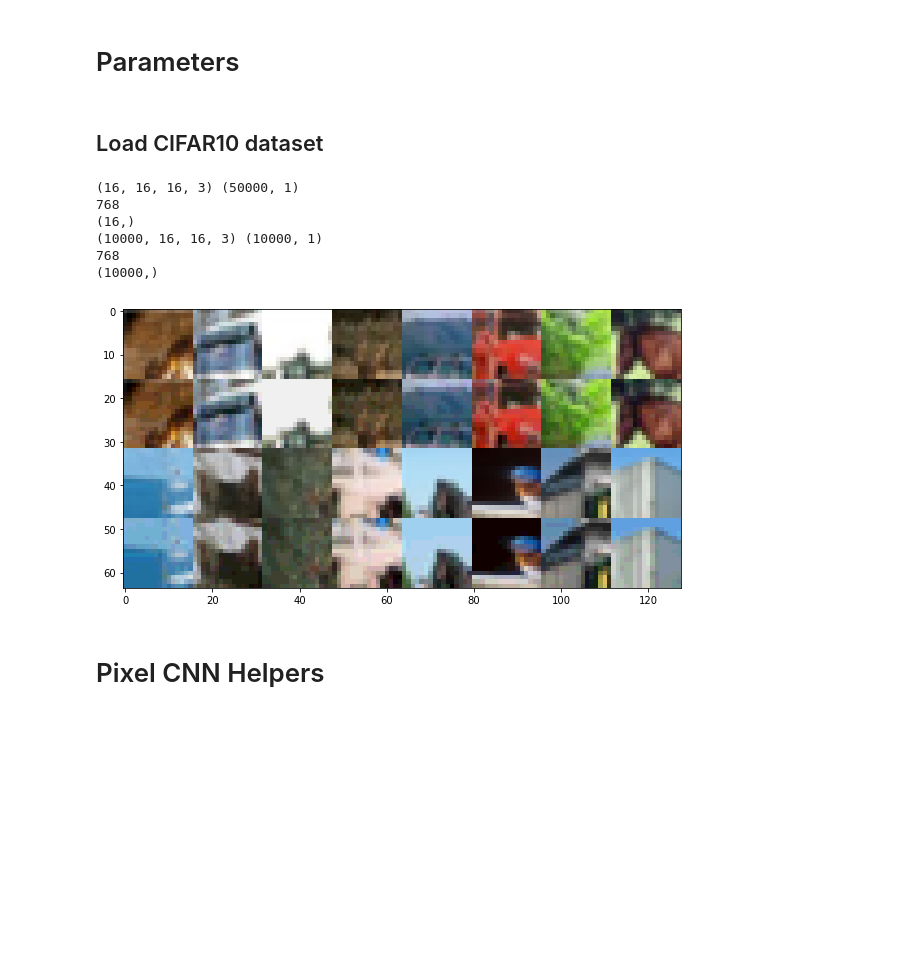
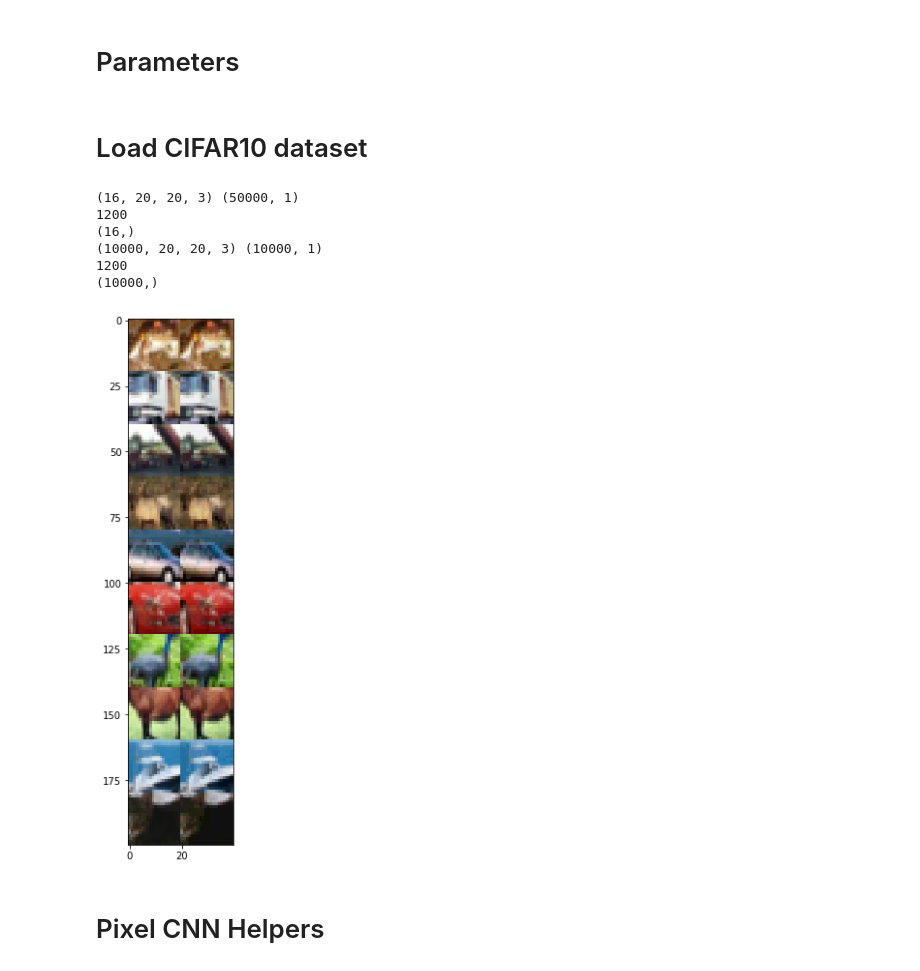
Before and after one commit to bjlkeng/sandbox, a Jupyter notebook: notebooks/pixel_cnn/pixelcnn.ipynb, the cells around one changed output. Drawn from its saved outputs; the diff is of its cells as text; code cells hidden in the pictures; blank space fills up the shorter version.

```diff
--- a/notebooks/pixel_cnn/pixelcnn.ipynb
+++ b/notebooks/pixel_cnn/pixelcnn.ipynb
@@ -37,25 +37,29 @@ Using TensorFlow backend.
 # %% [markdown]
 # Parameters
 # %%
-#img_rows, img_cols, img_chns = 16, 16, 3
-img_rows, img_cols, img_chns = 16, 16, 3
+img_rows, img_cols, img_chns = 20, 20, 3
+#img_rows, img_cols, img_chns = 32, 32, 3
 original_img_size = (img_rows, img_cols, img_chns)
 pixel_level_divisor = 16
 sample = 16
 
-batch_size = int(os.environ.get('BATCH_SIZE', 2))
+batch_size = int(os.environ.get('BATCH_SIZE', 1))
 epochs = int(os.environ.get('EPOCHS', 1000))
 activation = os.environ.get('ACTIVATION', 'relu')
 decay = float(os.environ.get('DECAY', 0.0))
-learning_rate = float(os.environ.get('LEARNING_RATE', 0.0005))
+learning_rate = float(os.environ.get('LEARNING_RATE', 0.001))
 resnet_depth = int(os.environ.get('RESNET_DEPTH', 15))
 # %% [markdown]
-## Load CIFAR10 dataset
+# Load CIFAR10 dataset
 # %%
+assert img_rows % 2 == 0
+assert img_cols % 2 == 0
+crop = (32 - img_rows) // 2
+
 ftrain = H5PYDataset("../../data/cifar10/cifar10.hdf5", which_sets=('train',))
 X_train, y_train = ftrain.get_data(ftrain.open(), slice(0, ftrain.num_examples))
 X_train = np.moveaxis(X_train[:], 1, 3)
-X_train = X_train[:sample, :img_rows, :img_cols, :]
+X_train = X_train[:sample, crop:-crop, crop:-crop, :]
 #X_train_out = X_train.copy().reshape((X_train.shape[0], -1))
 X_train_out = []
 for i in range(img_rows):
@@ -86,33 +90,43 @@ print(X_test.shape, y_test.shape)
 print(len(X_test_out))
 print(X_test_out[0].shape)
 # %% [output]
-(16, 16, 16, 3) (50000, 1)
-768
+(16, 20, 20, 3) (50000, 1)
+1200
 (16,)
-(10000, 16, 16, 3) (10000, 1)
-768
+(10000, 20, 20, 3) (10000, 1)
+1200
 (10000,)
 # %%
-n = 4
-figure = np.zeros((img_rows * n, img_cols * n * 2, img_chns))
+#figure = np.zeros((img_rows * n, img_cols * n * 2, img_chns))
+#
+#for i in range(n // 2):
+#    for j in range(n * 2):
+#        orig_img = X_train[i * 2 * n + j]
+#        d_x = (2 * i) * img_rows
+#        d_y = j * img_cols
+#        figure[d_x:d_x + img_rows, d_y:d_y + img_cols] = orig_img
+#
+#        # Digitize
+#        img = ((orig_img * 255. // pixel_level_divisor) * pixel_level_divisor).astype(float) / 255
+#        figure[d_x + img_rows:d_x + 2 * img_rows, d_y:d_y + img_cols] = img
+#        #print(img)
 
-for i in range(n // 2):
-    for j in range(n * 2):
-        orig_img = X_train[i * 2 * n + j]
-        d_x = (2 * i) * img_rows
-        d_y = j * img_cols
-        figure[d_x:d_x + img_rows, d_y:d_y + img_cols] = orig_img
+n = min(sample, 10)
+figure = np.zeros((img_rows * n, img_cols * 2, img_chns))
+for i in range(n):
+    orig_img = X_train[i]
+    dy = img_rows * i
+    figure[dy:dy + img_rows, :img_cols] = orig_img
 
-        # Digitize
-        img = ((orig_img * 255. // pixel_level_divisor) * pixel_level_divisor).astype(float) / 255
-        figure[d_x + img_rows:d_x + 2 * img_rows, d_y:d_y + img_cols] = img
-        #print(img)
+    # Digitize
+    img = ((orig_img * 255. // pixel_level_divisor) * pixel_level_divisor).astype(float) / 255
+    figure[dy:dy + img_rows, img_cols:2 * img_cols] = img
 
-plt.figure(figsize=(10, 10))
+plt.figure(figsize=(n * 4, 10))
 plt.imshow(figure)
 plt.show()
 # %% [output]
-[figure, old version]
+[figure, new version]
 # %% [markdown]
 # Pixel CNN Helpers
 # %%
```
Also changed, not shown: parts of 12 cells of this notebook.
